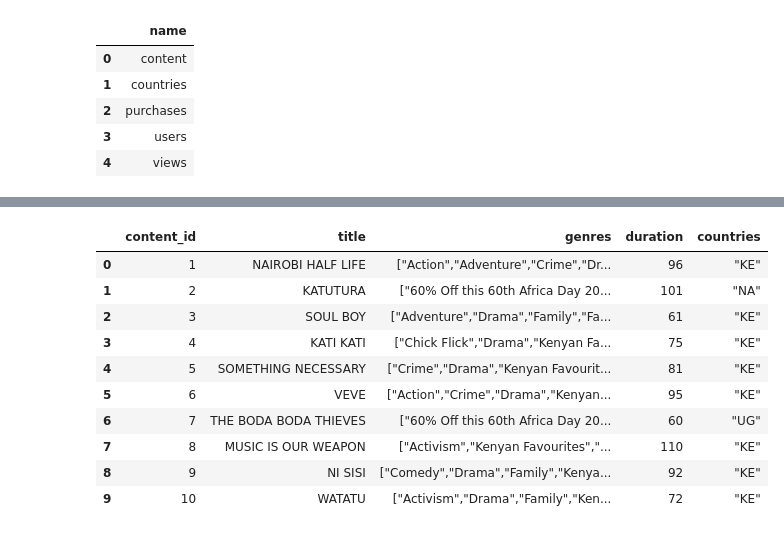
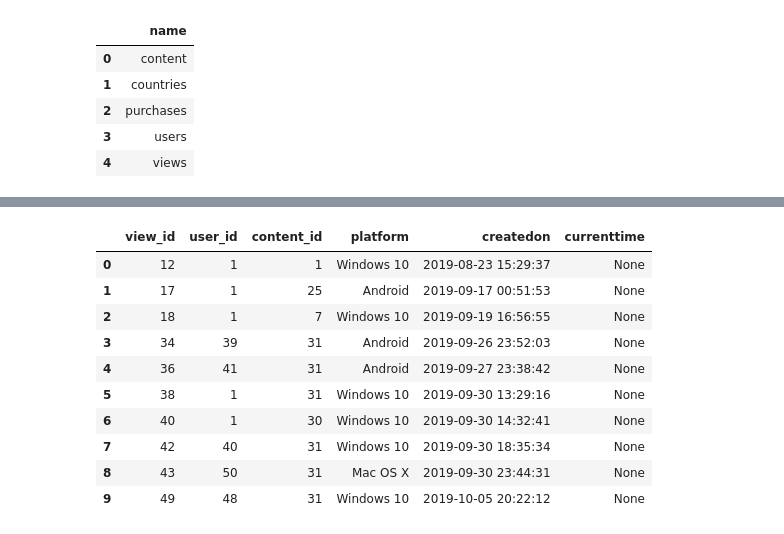
Before and after one commit to joyaran/Yakwetu_project, a Jupyter notebook: yakwetu.ipynb, the cells around one changed output, grey strips where cells are left out. Drawn from its saved outputs; the diff is of its cells as text; code cells hidden in the pictures.

```diff
--- a/yakwetu.ipynb
+++ b/yakwetu.ipynb
@@ -178,5 +176,5 @@ print(df.head(10))
 # %%
-conn = sqlite3.connect('yakwetu_data.db')
+conn = sqlite3.connect('/home/user/Downloads/yakwetu/yakwetu_data.db')
 # %%
 # Check for tables in the database
 pd.read_sql("""
@@ -193,16 +354,17 @@ SELECT name FROM sqlite_master WHERE type = "table";
 # %%
+#check the views table
 pd.read_sql("""
-SELECT * FROM content LIMIT 10;
+SELECT * FROM views LIMIT 10;
 """, conn)
 # %% [output]
-|  | content_id | title | genres | duration | countries |
-| 0 | 1 | NAIROBI HALF LIFE | ["Action","Adventure","Crime","Dr... | 96 | "KE" |
-| 1 | 2 | KATUTURA | ["60% Off this 60th Africa Day 20... | 101 | "NA" |
-| 2 | 3 | SOUL BOY | ["Adventure","Drama","Family","Fa... | 61 | "KE" |
-| 3 | 4 | KATI KATI | ["Chick Flick","Drama","Kenyan Fa... | 75 | "KE" |
-| 4 | 5 | SOMETHING NECESSARY | ["Crime","Drama","Kenyan Favourit... | 81 | "KE" |
-| 5 | 6 | VEVE | ["Action","Crime","Drama","Kenyan... | 95 | "KE" |
-| 6 | 7 | THE BODA BODA THIEVES | ["60% Off this 60th Africa Day 20... | 60 | "UG" |
-| 7 | 8 | MUSIC IS OUR WEAPON | ["Activism","Kenyan Favourites","... | 110 | "KE" |
-| 8 | 9 | NI SISI | ["Comedy","Drama","Family","Kenya... | 92 | "KE" |
-| 9 | 10 | WATATU | ["Activism","Drama","Family","Ken... | 72 | "KE" |
+|  | view_id | user_id | content_id | platform | createdon | currenttime |
+| 0 | 12 | 1 | 1 | Windows 10 | 2019-08-23 15:29:37 | None |
+| 1 | 17 | 1 | 25 | Android | 2019-09-17 00:51:53 | None |
+| 2 | 18 | 1 | 7 | Windows 10 | 2019-09-19 16:56:55 | None |
+| 3 | 34 | 39 | 31 | Android | 2019-09-26 23:52:03 | None |
+| 4 | 36 | 41 | 31 | Android | 2019-09-27 23:38:42 | None |
+| 5 | 38 | 1 | 31 | Windows 10 | 2019-09-30 13:29:16 | None |
+| 6 | 40 | 1 | 30 | Windows 10 | 2019-09-30 14:32:41 | None |
+| 7 | 42 | 40 | 31 | Windows 10 | 2019-09-30 18:35:34 | None |
+| 8 | 43 | 50 | 31 | Mac OS X | 2019-09-30 23:44:31 | None |
+| 9 | 49 | 48 | 31 | Windows 10 | 2019-10-05 20:22:12 | None |
```
Also changed, not shown: parts of 49 cells of this notebook.
